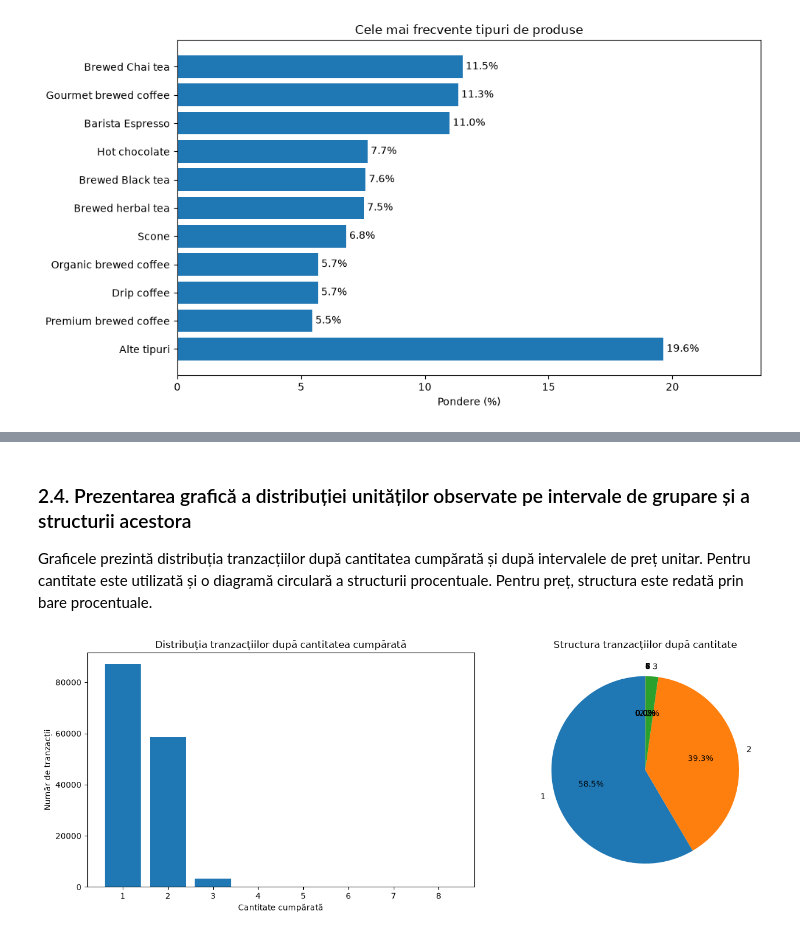
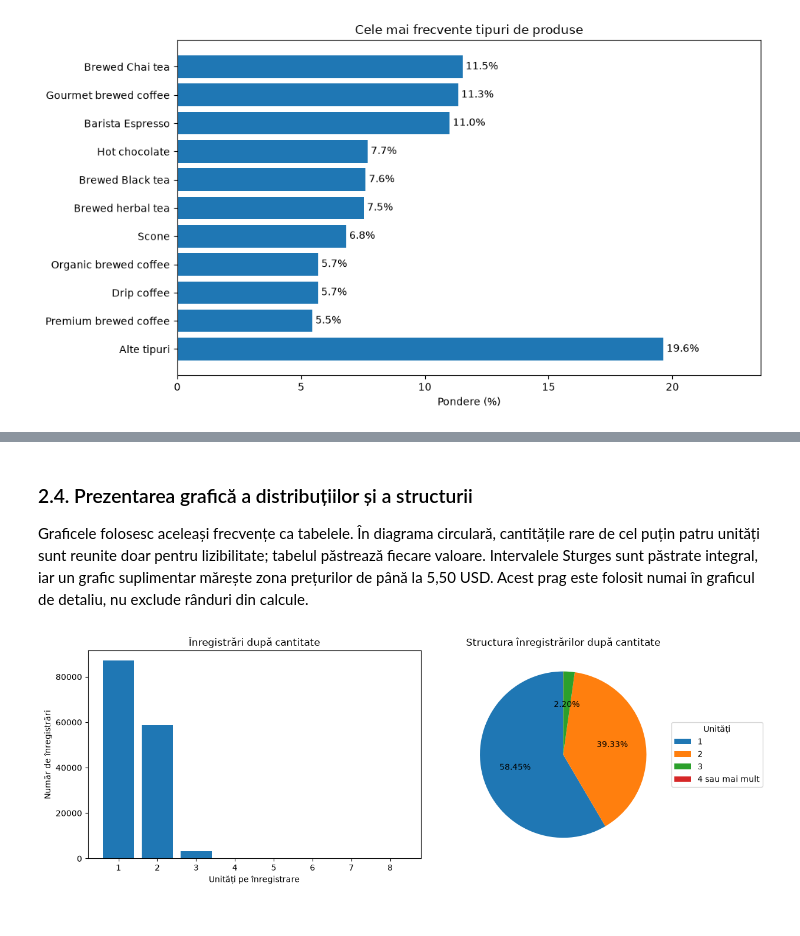
Before and after one commit to florin-t04/statistics_lab1, a Jupyter notebook: Raport statistic.ipynb, the cells around one changed output, grey strips where cells are left out. Drawn from its saved outputs; the diff is of its cells as text; code cells hidden in the pictures.

```diff
--- a/Raport statistic.ipynb
+++ b/Raport statistic.ipynb
@@ -9,9 +9,11 @@ import pandas as pd
 import matplotlib.pyplot as plt
 import numpy as np
 # %%
-
 date = pd.read_csv('Coffee Shop Sales.csv')
-date['transaction_date'] = pd.to_datetime(date['transaction_date'], format='%m/%d/%y')
+coloane_sursa = date.columns.tolist()
+date['transaction_date'] = pd.to_datetime(
+    date['transaction_date'], format='%m/%d/%y', errors='raise'
+)
 date.head()
 # %% [output]
 |  | transaction_id | transaction_date | transaction_time | transaction_qty | store_id | store_location | ... |
@@ -366,31 +411,30 @@ dtype: float64
 | 19 | Total | 149116 | 100.000000 |
 # %% [markdown]
-### 2.4. Prezentarea grafică a distribuției unităților observate pe intervale de grupare și a structurii acestora
+### 2.4. Prezentarea grafică a distribuțiilor și a structurii
 
-Graficele prezintă distribuția tranzacțiilor după cantitatea cumpărată și după intervalele de preț unitar. Pentru cantitate este utilizată și o diagramă circulară a structurii procentuale. Pentru preț, structura este redată prin bare procentuale.
+Graficele folosesc aceleași frecvențe ca tabelele. În diagrama circulară, cantitățile rare de cel puțin patru unități sunt reunite doar pentru lizibilitate; tabelul păstrează fiecare valoare. Intervalele Sturges sunt păstrate integral, iar un grafic suplimentar mărește zona prețurilor de până la 5,50 USD. Acest prag este folosit numai în graficul de detaliu, nu exclude rânduri din calcule.
 # %%
 date_cantitate = grupare_cantitate.iloc[:-1].copy()
-
-fig, axe = plt.subplots(1, 2, figsize=(14, 5))
-
-axe[0].bar(
-    date_cantitate["Cantitate cumpărată"].astype(str),
-    date_cantitate["Frecvență"]
+fig, axe = plt.subplots(1, 2, figsize=(13, 4.5))
+axe[0].bar(date_cantitate['Cantitate cumpărată'].astype(str),
+           date_cantitate['Frecvență'])
+axe[0].set(title='Înregistrări după cantitate', xlabel='Unități pe înregistrare',
+           ylabel='Număr de înregistrări')
+frecvente_pie = date_cantitate.loc[
+    date_cantitate['Cantitate cumpărată'].isin([1, 2, 3]),
+    ['Cantitate cumpărată', 'Frecvență']
+].copy()
+frecvente_pie.loc[len(frecvente_pie)] = ['4 sau mai mult',
+    date_cantitate.loc[date_cantitate['Cantitate cumpărată'] >= 4, 'Frecvență'].sum()]
+sectoare, _, _ = axe[1].pie(
+    frecvente_pie['Frecvență'],
+    autopct=lambda p: f'{p:.2f}%' if p >= 1 else '', startangle=90
 )
-axe[0].set_title("Distribuția tranzacțiilor după cantitatea cumpărată")
-axe[0].set_xlabel("Cantitate cumpărată")
-axe[0].set_ylabel("Număr de tranzacții")
-
-axe[1].pie(
-    date_cantitate["Frecvență"],
-    labels=date_cantitate["Cantitate cumpărată"].astype(str),
-    autopct="%1.1f%%",
-    startangle=90
-)
-axe[1].set_title("Structura tranzacțiilor după cantitate")
-
+axe[1].legend(sectoare, frecvente_pie['Cantitate cumpărată'].astype(str),
+              title='Unități', loc='center left', bbox_to_anchor=(1, .5))
+axe[1].set_title('Structura înregistrărilor după cantitate')
 plt.tight_layout()
 plt.show()
 # %% [output]
-[figure, old version]
+[figure, new version]
 # %%
```
Also changed, not shown: parts of 32 cells of this notebook.
